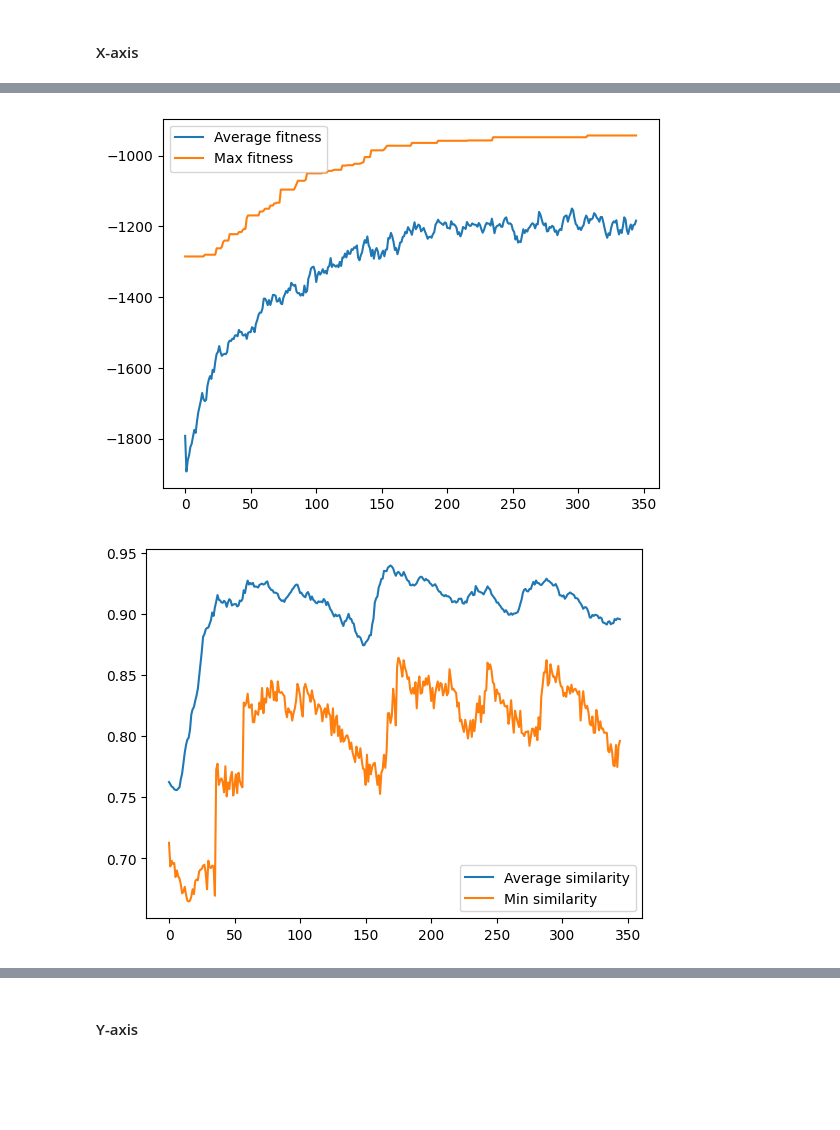
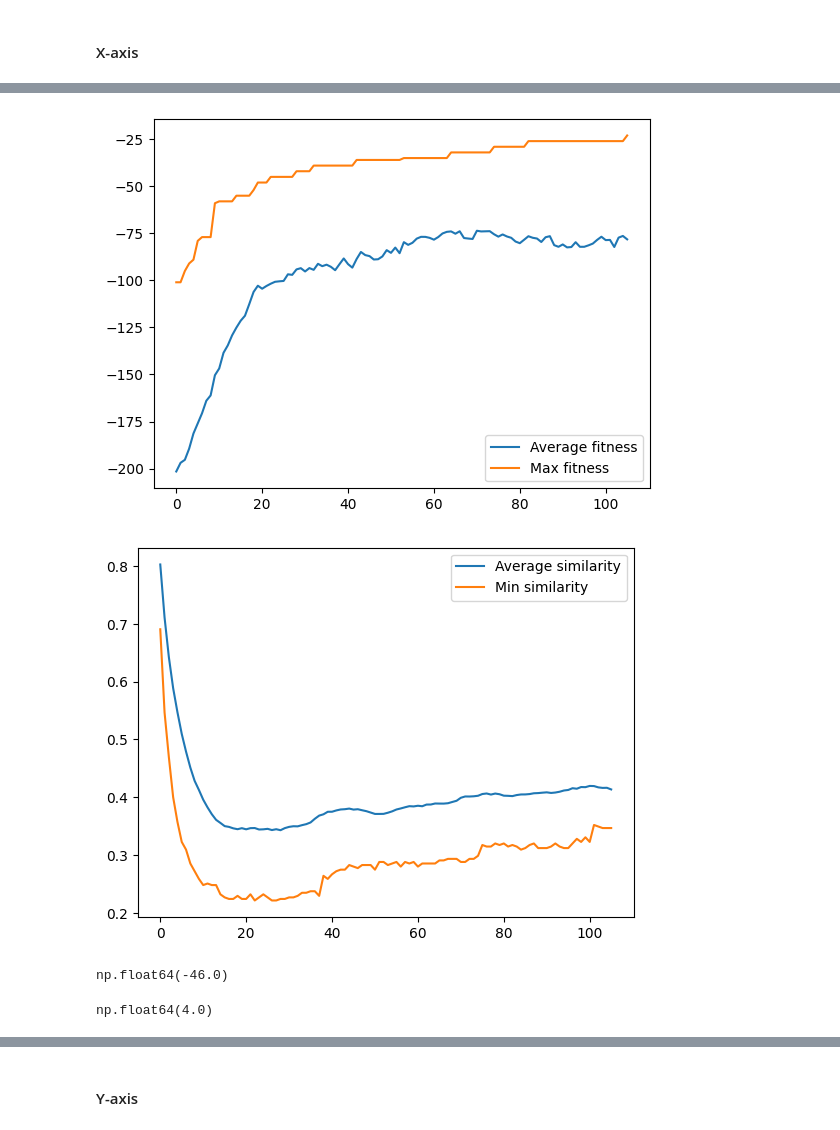
Before and after one commit to tyrrr-aj/glass-cluster, a Jupyter notebook: glass-evolution.ipynb, the cells around one changed output, grey strips where cells are left out. Saved outputs shown, nothing was run; the diff lists cells and outputs as text; code cells hidden in the pictures; blank space fills up the shorter version.

Commit message:
Fixed distance penalty computation + other improvements

```diff
--- a/glass-evolution.ipynb
+++ b/glass-evolution.ipynb
@@ -802,12 +942,13 @@ def mut_shift_atoms(genes, cluster_size, solution_thickness, axis, _atom_species
 
     return genes
 # %%
-def apply_all_mutations_independently_to_each_gene(mut_probablities, solution_genotype, cluster_size, solution_thickness, atom_species_by_symbol, available_atom_species, axis):
+def apply_all_mutations_independently_to_each_gene(mut_probablities, solution_genotype, cluster_size, solution_thickness, atom_species_by_symbol, available_atom_species, axis, center=np.array([0,0,0])):
     n_genes = solution_genotype.shape[0]
 
     for mutation, mutation_probability in mut_probablities.items():
         mutated_genes = rng.choice([True, False], size=n_genes, p=[mutation_probability, 1 - mutation_probability])
-        solution_genotype[mutated_genes] = mutation(solution_genotype[mutated_genes], cluster_size, solution_thickness, axis, atom_species_by_symbol, available_atom_species)
+        mutated_atom_indices = np.arange(n_genes)[mutated_genes]
+        solution_genotype[mutated_genes] = mutation(solution_genotype[mutated_genes], mutated_atom_indices, cluster_size, solution_thickness, axis, atom_species_by_symbol, available_atom_species, center)
 
     return solution_genotype
 # %% [markdown]
@@ -960,25 +1101,25 @@ tolerate_stagnation_for_n_generations = 50
 stagnation_epsilon = 5
 target_fitness_value = 0.0
 
-population_size = 300
+population_size = 600
 n_parents_per_child = 2
-n_children = 280
+n_children = 550
 n_elites = population_size - n_children
 
 n_points_at_crossover = 1
 
 mutation_probabilities = {
-    mut_toggle_atoms_presence: 0.0035,
-    mut_change_atoms_species: 0.0035,
-    mut_shift_atoms: 0.0035
+    mut_toggle_atoms_presence: 0.001,
+    mut_change_atoms_species: 0.001,
+    mut_shift_atoms: 0.1
 }
 
 alpha = 10.0
 beta = 3.0
 gamma = 1.0
 # %%
-cluster_size = 12.0
-wall_thickness = 3.0
+cluster_size = 5.0
+wall_thickness = 2.0
 solution_thickness = 3.0
 # %%
 atom_species_by_index, atom_species_by_symbol, cell, cell_size = read_atoms('data/big cells/448.in')
@@ -1004,7 +1236,7 @@ initial_population = replace_cations_with_Si(initial_population, atom_species_by
 # %%
 mutation_type = lambda offspring: apply_all_mutations_independently_to_each_gene(mutation_probabilities, offspring, cluster_size, solution_thickness, atom_species_by_symbol, available_species, axis=0)
 # %%
-crossover = lambda parents: crossover_n_points(parents, n_points_at_crossover)
+crossover = lambda parents: crossover_n_points_random_axis(parents, cluster_size, solution_thickness, 0, n_points=1)
 # %%
 selection = lambda population, fitness_values: selection_proportional(population, fitness_values, n_parents_per_child, n_children, n_elites)
 # %%
@@ -1038,13 +1270,17 @@ Evolution ran for  102 generations, reached best fitness of  -943.0
 # %%
 ea_x.plot_fitness()
 ea_x.plot_similarity()
 
 best_solution_x = ea_x.get_best_solution()
 
 plot_atoms(best_solution_x, atom_species_by_index, atom_species_by_symbol)
 plot_solution_with_walls((wall_left, wall_right), best_solution_x, atom_species_by_index, atom_species_by_symbol)
-plot_neighbourhood_penalties(np.concat([wall_left, wall_right, best_solution_x]), atom_species_by_index, atom_species_by_symbol, cluster_size, cluster_size, cluster_size)
+plot_neighbourhood_penalties(np.concat([wall_left, wall_right, best_solution_x]), atom_species_by_index, atom_species_by_symbol, 2*wall_thickness + solution_thickness, cluster_size, cluster_size)
 plot_distances_penalties(np.concat([wall_left, wall_right, best_solution_x]), atom_species_by_index, atom_species_by_symbol)
 # %% [output]
-[figure, old version]
+[figure, new version]
-[figure, old version]
+[figure, new version]
+# %%
+fitness_x(wall_left, wall_right, best_solution_x, atom_species_by_symbol, cluster_size, wall_thickness, solution_thickness, alpha, beta, gamma)
+# %% [output]
+np.float64(-46.0)
@@ -1050,0 +1295,4 @@ plot_distances_penalties(np.concat([wall_left, wall_right, best_solution_x]), at
+# %%
+penalty_neighbourhood(atoms, atom_species_by_symbol, size_x, size_y, size_z, center)
+# %% [output]
+np.float64(4.0)
```
Also changed, not shown: parts of 33 cells of this notebook.
